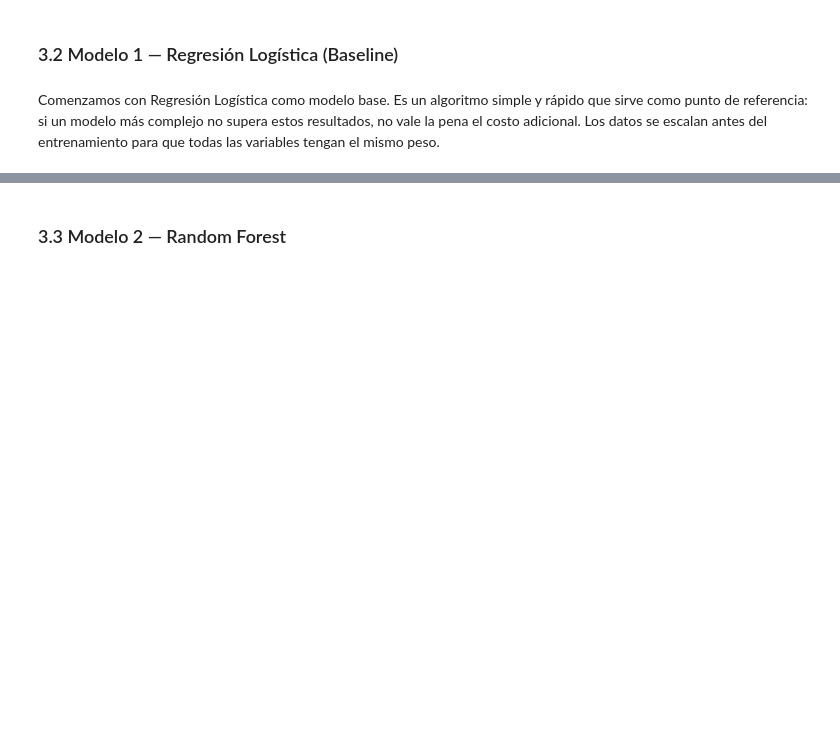
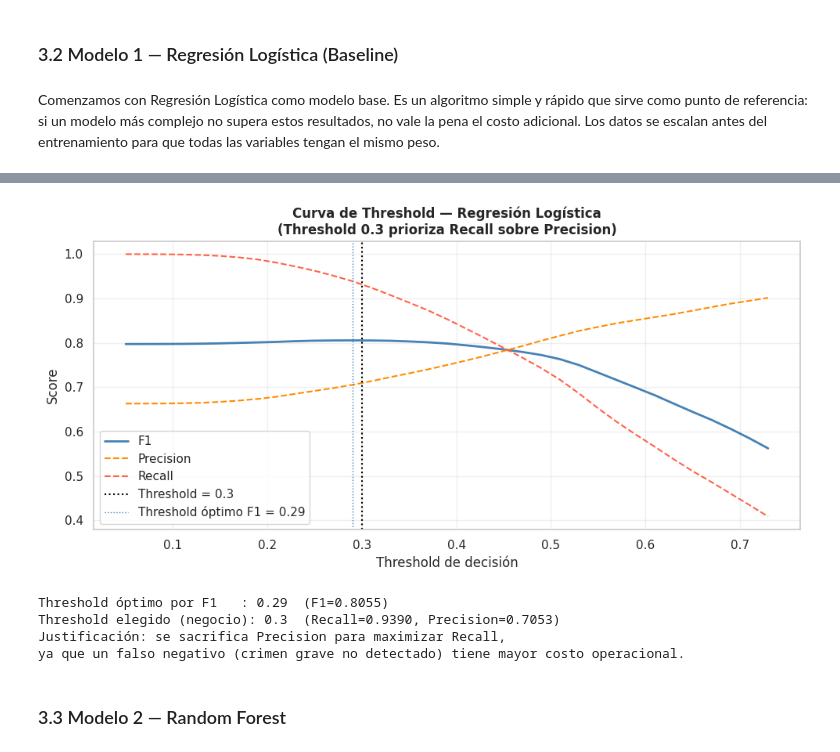
Before and after one commit to carrytecphd-oss/ml-crime-lapd, a Jupyter notebook: ML_Trabajo_Final.ipynb, the cells around one changed output, grey strips where cells are left out. Saved outputs shown, nothing was run; the diff lists cells and outputs as text; code cells hidden in the pictures; blank space fills up the shorter version.

```diff
--- a/ML_Trabajo_Final.ipynb
+++ b/ML_Trabajo_Final.ipynb
@@ -484,5 +606,53 @@ weighted avg       0.69      0.70      0.66    200883
 
 Recall ajustado: 0.9324
+# %%
+# ======================================================
+# CURVA DE THRESHOLD — justificación estadística del valor 0.3
+# ======================================================
+import numpy as np
+import matplotlib.pyplot as plt
+from sklearn.metrics import f1_score, precision_score, recall_score
+
+thresholds = np.arange(0.05, 0.75, 0.02)
+f1s, precs, recs = [], [], []
+
+for t in thresholds:
+    y_t = (y_prob_lr > t).astype(int)
+    f1s.append(f1_score(y_test, y_t, zero_division=0))
+    precs.append(precision_score(y_test, y_t, zero_division=0))
+    recs.append(recall_score(y_test, y_t, zero_division=0))
+
+fig, ax = plt.subplots(figsize=(10, 5))
+ax.plot(thresholds, f1s,   label='F1',        color='steelblue',  linewidth=2)
+ax.plot(thresholds, precs, label='Precision',  color='darkorange', linewidth=1.5, linestyle='--')
+ax.plot(thresholds, recs,  label='Recall',     color='tomato',     linewidth=1.5, linestyle='--')
+
+# Marcar el threshold elegido
+ax.axvline(THRESHOLD, color='black', linestyle=':', linewidth=1.5, label=f'Threshold = {THRESHOLD}')
+ax.axvline(thresholds[np.argmax(f1s)], color='steelblue', linestyle=':', linewidth=1,
+           label=f'Threshold óptimo F1 = {thresholds[np.argmax(f1s)]:.2f}')
+
+ax.set_xlabel('Threshold de decisión')
+ax.set_ylabel('Score')
+ax.set_title('Curva de Threshold — Regresión Logística\n'
+             f'(Threshold {THRESHOLD} prioriza Recall sobre Precision)', fontweight='bold')
+ax.legend()
+ax.grid(alpha=0.3)
+plt.tight_layout()
+plt.show()
+
+print(f"Threshold óptimo por F1   : {thresholds[np.argmax(f1s)]:.2f}  (F1={max(f1s):.4f})")
+print(f"Threshold elegido (negocio): {THRESHOLD}  "
+      f"(Recall={recs[np.argmin(np.abs(thresholds - THRESHOLD))]:.4f}, "
+      f"Precision={precs[np.argmin(np.abs(thresholds - THRESHOLD))]:.4f})")
+print("Justificación: se sacrifica Precision para maximizar Recall,")
+print("ya que un falso negativo (crimen grave no detectado) tiene mayor costo operacional.")
+# %% [output]
+[figure, added]
+Threshold óptimo por F1   : 0.29  (F1=0.8055)
+Threshold elegido (negocio): 0.3  (Recall=0.9390, Precision=0.7053)
+Justificación: se sacrifica Precision para maximizar Recall,
+ya que un falso negativo (crimen grave no detectado) tiene mayor costo operacional.
 # %% [markdown]
 ### 3.3 Modelo 2 — Random Forest
 # %% [markdown]
```
Also changed, not shown: parts of 14 cells of this notebook.
